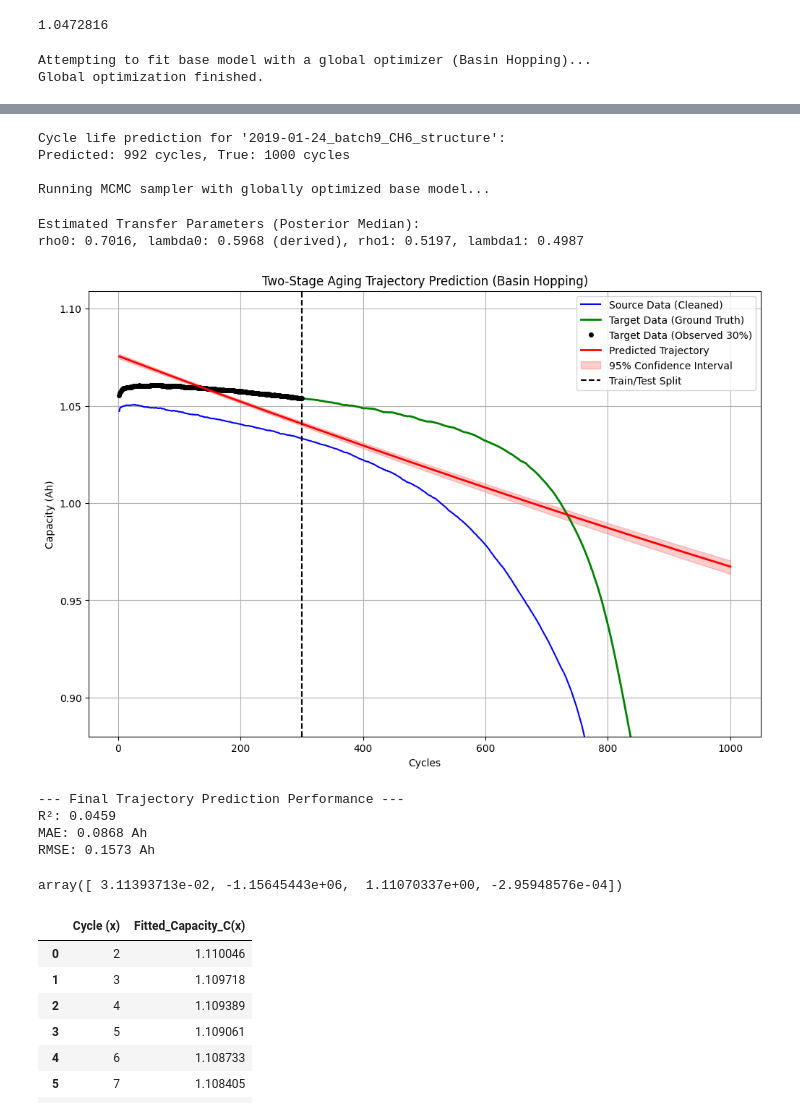
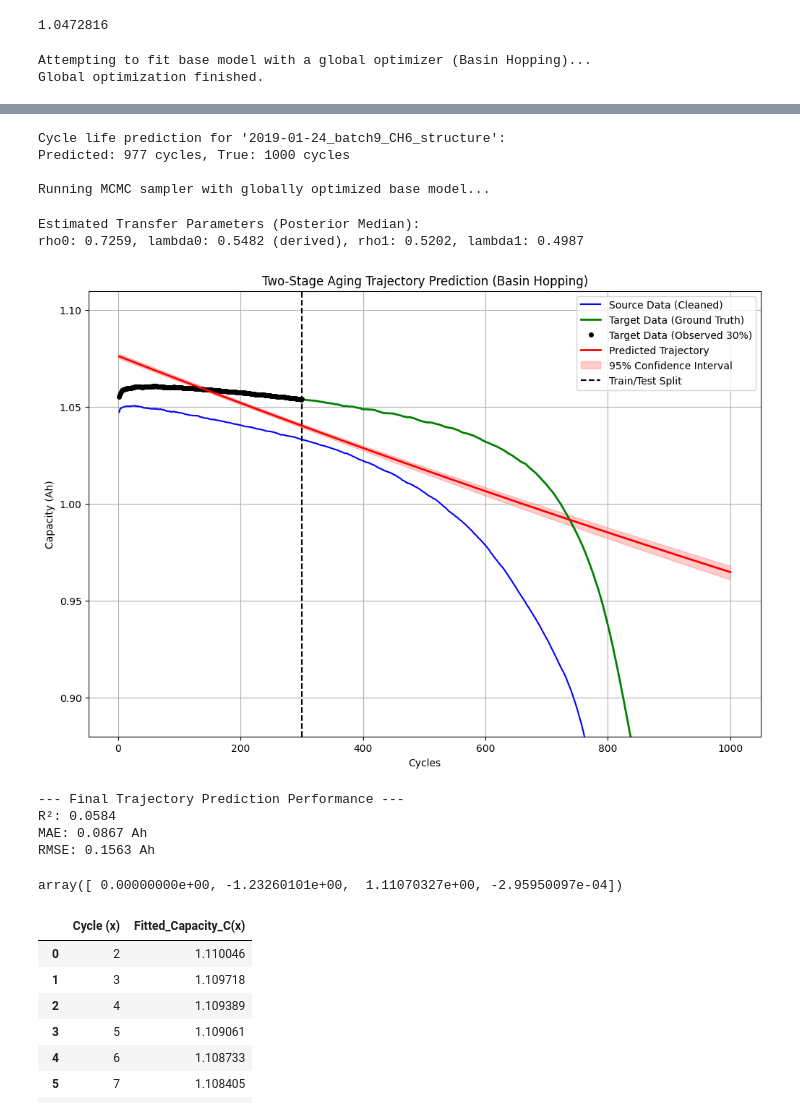
Before and after one commit to ZakAlreich/lfp-battery-degradation, a Jupyter notebook: notebooks/ResCNN+BayesianRevised.ipynb, the cells around one changed output, grey strips where cells are left out. Cells and saved outputs as stored; diff of their text form; code cells hidden in the pictures.

Commit message:
Transfer learning on NASA and CS2 datasets, Full Notebook

```diff
--- a/notebooks/ResCNN+BayesianRevised.ipynb
+++ b/notebooks/ResCNN+BayesianRevised.ipynb
@@ -33,7 +94,7 @@ PyTorch version: 2.5.1+cu121
 CUDA available: True
 Device: cuda
 # %%
-# Data Loading Functions (Keep your working streaming approach)
+# Data Loading Functions
 
 def extract_vf_immediately(cycle_data, target_capacity=0.9):
     """Extract VF value immediately and discard raw voltage data"""
@@ -144,18 +205,18 @@ def load_battery_streaming(file_path, early_cycle_percentage=0.3):
         return None
 
 def process_vf_to_sequence(vf_values_dict):
-    """Convert VF values dict to Zhou CNN input format (1000, 2, 1)"""
+    """Convert VF values dict to CNN input format (1000, 2, 1)"""
     if len(vf_values_dict) < 10:
         return None
 
     cycle_indices = sorted(vf_values_dict.keys())
     vf_values = [vf_values_dict[idx] for idx in cycle_indices]
 
-    # Pad to 1000 length (paper requirement)
+    # Pad to 1000 length
     vf_padded = pad_to_length(np.array(vf_values), 1000)
     cycle_indices_padded = pad_to_length(np.array(cycle_indices), 1000)
 
-    # Papers format: (1000, 2, 1)
+    # Papers format:
     vf_sequence = np.stack([vf_padded, cycle_indices_padded], axis=1)
     vf_sequence = vf_sequence.reshape(1000, 2, 1)
 
@@ -250,5 +311,5 @@ def load_zhou_dataset_streaming_full_early(data_path, max_batteries=40, early_cy
         print("No valid batteries processed!")
         return None
 
-print("Data loading functions defined successfully!")
+print("Data loading functions defined")
 # %% [output]
@@ -331,7 +376,7 @@ cycle_lives = dataset['cycle_lives']
 batteries_data = dataset['batteries']
 
 # The paper uses a (1000, 2, 1) sequence. PyTorch Conv2D expects (N, C, H, W).
-# We will reshape from (N, H, W, C) to (N, C, H, W) where C=1.
+# reshape from (N, H, W, C) to (N, C, H, W) where C=1.
 X = np.transpose(vf_sequences, (0, 3, 1, 2)) # Shape: (40, 1, 1000, 2)
 y = cycle_lives.reshape(-1, 1) # Shape: (40, 1)
 
@@ -340,8 +385,8 @@ X_train, X_test, y_train, y_test, batteries_train, batteries_test = train_test_s
     X, y, batteries_data, test_size=0.3, random_state=42
 )
 
-# Z-score Normalization (as specified in the paper)
-# We normalize the VF feature (first channel of the width dimension 'W')
+# Z-score Normalization
+# normalize the VF feature (first channel of the width dimension 'W')
 # Scaler for VF values
 vf_scaler = StandardScaler()
 X_train[:, 0, :, 0] = vf_scaler.fit_transform(X_train[:, 0, :, 0])
@@ -358,7 +403,7 @@ y_train_scaled = y_scaler.fit_transform(y_train)
 y_test_scaled = y_scaler.transform(y_test)
 
 # Create PyTorch DataLoaders
-batch_size = 16 # A reasonable batch size, paper uses 64 but our dataset is smaller
+batch_size = 32 # A reasonable batch size, paper uses 64 but our dataset is smaller
 
 train_dataset = TensorDataset(torch.FloatTensor(X_train), torch.FloatTensor(y_train_scaled))
 test_dataset = TensorDataset(torch.FloatTensor(X_test), torch.FloatTensor(y_test_scaled))
@@ -459,8 +503,8 @@ from tqdm import tqdm
 # Hyperparameters (Zweite Tabelle))
 device = torch.device("cuda" if torch.cuda.is_available() else "cpu")
 model = ResCNN().to(device)
-learning_rate = 0.001
-epochs = 50 # Maximum iterations
+learning_rate = 0.0001
+epochs = 100 # Maximum iterations
 criterion = nn.MSELoss() # Mean Squared Error
 optimizer = optim.AdamW(model.parameters(), lr=learning_rate, weight_decay=0.01) # Paper uses AdamW with weight decay
 
@@ -690,7 +746,7 @@ target_cycles_full_raw = np.arange(1, len(target_capacity_full_raw) + 1)
 target_capacity_full = target_capacity_full_raw[1:]; target_cycles_full = target_cycles_full_raw[1:]
 observed_cycles = np.arange(2, target_battery['early_cycle_count'] + 1); observed_capacity = target_battery['early_cycles'][1:]
 
-#  1 Train Base Model with Basin Hopping
+#   Train Base Model with Basin Hopping
 print("Attempting to fit base model with a global optimizer (Basin Hopping)...")
 
 # Define an objective function for the optimizer ---
@@ -700,7 +756,7 @@ def objective_function(theta, x_data, y_data):
 
 # Set up initial guesses and bounds, similar to before
 initial_capacity = source_capacity[0]
-initial_guesses = [initial_capacity, -1e-5, 0.1, -1e-3]
+initial_guesses = [initial_capacity - 0.2, -1e-5, 0.2, -1e-3]
 bounds = ([0, -np.inf, 0, -np.inf], [np.inf, 0, np.inf, 0])
 
 # Arguments to pass to the local minimizer within basinhopping
@@ -717,7 +773,7 @@ optim_result = basinhopping(
     objective_function,
     x0=initial_guesses,
     minimizer_kwargs=minimizer_kwargs,
-    niter=200 # More iterations give a better chance of finding the global minimum
+    niter=1000 # More iterations give a better chance of finding the global minimum
 )
 
 base_model_params_theta = optim_result.x
@@ -734,23 +790,27 @@ plt.legend(); plt.grid(True); plt.show()
 
 # use base model parameters found by basinhopping.
 
-# 2 Predict Cycle Life
+#  Predict Cycle Life
 target_vf_sequence = X_test[target_battery_index:target_battery_index+1]
 predicted_cycle_life = y_scaler.inverse_transform(model(torch.FloatTensor(target_vf_sequence).to(device)).cpu().detach().numpy())[0][0]
 print(f"\nCycle life prediction for '{target_battery['name']}':")
 print(f"Predicted: {predicted_cycle_life:.0f} cycles, True: {target_battery['cycle_life']:.0f} cycles")
 
-# 3 Define Final Log Probability Function
+#  Final Log Probability Function
 def log_probability_final(params_with_sigma, x_obs, y_obs, base_model_params, predicted_cycle_life, v0):
     rho0, rho1, lambda1, log_sigma = params_with_sigma
     x_old_min = base_model_params[-2]; x_new_min = x_obs[0]
     lambda0 = x_old_min - rho0 * x_new_min
+
     if not (0.1 < rho0 < 5 and 0.5 < rho1 < 1.5 and -0.5 < lambda1 < 0.5): return -np.inf
+
     transfer_params = [rho0, lambda0, rho1, lambda1]
     y_pred = transferred_model(transfer_params, x_obs, base_model_params[:-2])
     sigma = np.exp(log_sigma)
     log_likelihood_val = -0.5 * np.sum(((y_obs - y_pred) / sigma) ** 2) - len(y_obs) * np.log(sigma)
+
     if not np.isfinite(log_likelihood_val): return -np.inf
+
     mu1 = np.array([1.0, 0.0]); v1 = 0.1
     log_prior_rho1_lambda1 = -0.5 * np.sum(((np.array([rho1, lambda1]) - mu1) / v1) ** 2)
     source_cycle_life = base_model_params[-1]
@@ -758,7 +818,7 @@ def log_probability_final(params_with_sigma, x_obs, y_obs, base_model_params, pr
     log_prior_cycle_life = -0.5 * ((current_predicted_cycle_life - predicted_cycle_life) / v0) ** 2
     return log_likelihood_val + log_prior_rho1_lambda1 + log_prior_cycle_life
 
-# 4 Run MCMC Sampler
+# Run MCMC Sampler
 base_model_params_full = (*base_model_params_theta, source_cycles[0], source_battery['cycle_life'])
 n_walkers, n_dim, n_steps, burn_in = 32, 4, 5000, 1000
 initial_state = np.array([1.0, 1.0, 0.0, np.log(0.01)])
@@ -789,40 +849,40 @@ mean_prediction = np.mean(predictions, axis=0)
 lower_ci, upper_ci = np.percentile(predictions, [2.5, 97.5], axis=0)
 
 # 6 Visualize and Evaluate
 plt.figure(figsize=(12, 8))
 plt.plot(source_cycles, source_capacity, 'b-', label='Source Data (Cleaned)')
 plt.plot(target_cycles_full, target_capacity_full, 'g-', lw=2, label='Target Data (Ground Truth)')
 plt.plot(observed_cycles, observed_capacity, 'ko', markersize=4, label='Target Data (Observed 30%)')
 plt.plot(target_cycles_full, mean_prediction, 'r-', lw=2, label='Predicted Trajectory')
 plt.fill_between(target_cycles_full, lower_ci, upper_ci, color='red', alpha=0.2, label='95% Confidence Interval')
 plt.axvline(x=target_battery['early_cycle_count'], color='k', linestyle='--', label='Train/Test Split')
 plt.xlabel("Cycles"); plt.ylabel("Capacity (Ah)"); plt.title(f"Two-Stage Aging Trajectory Prediction (Basin Hopping)")
 plt.legend(); plt.grid(True); plt.ylim(bottom=0.88); plt.show()
 
 # Calculate Final Metrics
 test_start_index = target_battery['early_cycle_count'] -1
 y_true_test = target_capacity_full[test_start_index:]
 y_pred_test = mean_prediction[test_start_index:]
 trajectory_r2 = r2_score(y_true_test, y_pred_test)
 trajectory_mae = mean_absolute_error(y_true_test, y_pred_test)
 trajectory_rmse = np.sqrt(mean_squared_error(y_true_test, y_pred_test))
 print("\n--- Final Trajectory Prediction Performance ---")
 print(f"R²: {trajectory_r2:.4f}"); print(f"MAE: {trajectory_mae:.4f} Ah"); print(f"RMSE: {trajectory_rmse:.4f} Ah")
 # %% [output]
 Attempting to fit base model with a global optimizer (Basin Hopping)...
 Global optimization finished.
 [figure]
 Cycle life prediction for '2019-01-24_batch9_CH6_structure':
-Predicted: 992 cycles, True: 1000 cycles
+Predicted: 977 cycles, True: 1000 cycles
 
 Running MCMC sampler with globally optimized base model...
 Estimated Transfer Parameters (Posterior Median):
-rho0: 0.7016, lambda0: 0.5968 (derived), rho1: 0.5197, lambda1: 0.4987
+rho0: 0.7259, lambda0: 0.5482 (derived), rho1: 0.5202, lambda1: 0.4987
-[figure, old version]
+[figure, new version]
 --- Final Trajectory Prediction Performance ---
-R²: 0.0459
-MAE: 0.0868 Ah
-RMSE: 0.1573 Ah
+R²: 0.0584
+MAE: 0.0867 Ah
+RMSE: 0.1563 Ah
 # %%
 import pandas as pd
 
@@ -838,7 +898,7 @@ df_fitted_base_model = pd.DataFrame({
 # %%
 base_model_params_theta
 # %% [output]
-array([ 3.11393713e-02, -1.15645443e+06,  1.11070337e+00, -2.95948576e-04])
+array([ 0.00000000e+00, -1.23260101e+00,  1.11070327e+00, -2.95950097e-04])
 # %%
 
 df_fitted_base_model.head(50)
```
Also changed, not shown: parts of 62 cells of this notebook.
